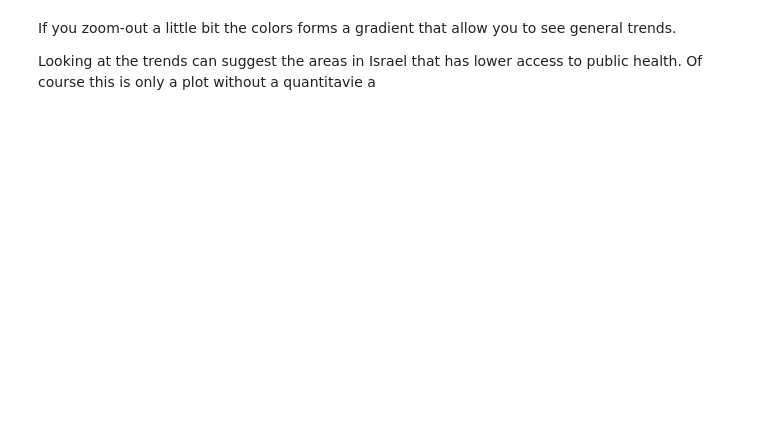
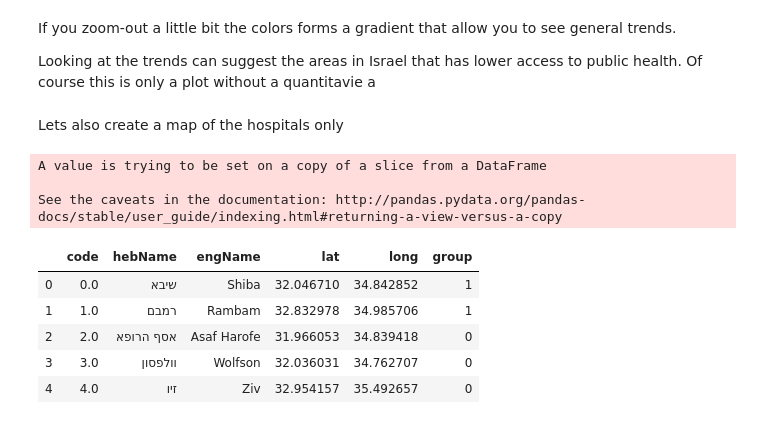
Before and after one commit to oregev11/visualize_israel, a Jupyter notebook: visualize_israel/2 Israely hospitals/6 Visualize Cities hospital distance.ipynb, the cells around one changed output. Saved outputs shown, nothing was run; the diff lists cells and outputs as text; code cells hidden in the pictures; blank space fills up the shorter version.

```diff
--- a/visualize_israel/2 Israely hospitals/6 Visualize Cities hospital distance.ipynb
+++ b/visualize_israel/2 Israely hospitals/6 Visualize Cities hospital distance.ipynb
@@ -675,3 +675,22 @@ If you zoom-out a little bit the colors forms a gradient that allow you to see g
 
 Looking at the trends can suggest the areas in Israel that has lower access to public health.
 Of course this is only a plot without a quantitavie a
+# %% [markdown]
+Lets also create a map of the hospitals only
+# %%
+#change the group of hospitals to tert or not
+hospitals_viz = hospitals.iloc[:-1, :]
+hospitals_viz.loc[:,'group'][hospitals_viz['group'] != 1] = 0
+# %% [output]
+A value is trying to be set on a copy of a slice from a DataFrame
+
+See the caveats in the documentation: http://pandas.pydata.org/pandas-docs/stable/user_guide/indexing.html#returning-a-view-versus-a-copy
+# %%
+hospitals_viz.head()
+# %% [output]
+|  | code | hebName | engName | lat | long | group |
+| 0 | 0.0 | שיבא | Shiba | 32.046710 | 34.842852 | 1 |
+| 1 | 1.0 | רמבם | Rambam | 32.832978 | 34.985706 | 1 |
+| 2 | 2.0 | אסף הרופא | Asaf Harofe | 31.966053 | 34.839418 | 0 |
+| 3 | 3.0 | וולפסון | Wolfson | 32.036031 | 34.762707 | 0 |
+| 4 | 4.0 | זיו | Ziv | 32.954157 | 35.492657 | 0 |
```
Also changed, not shown: parts of 5 cells of this notebook.
